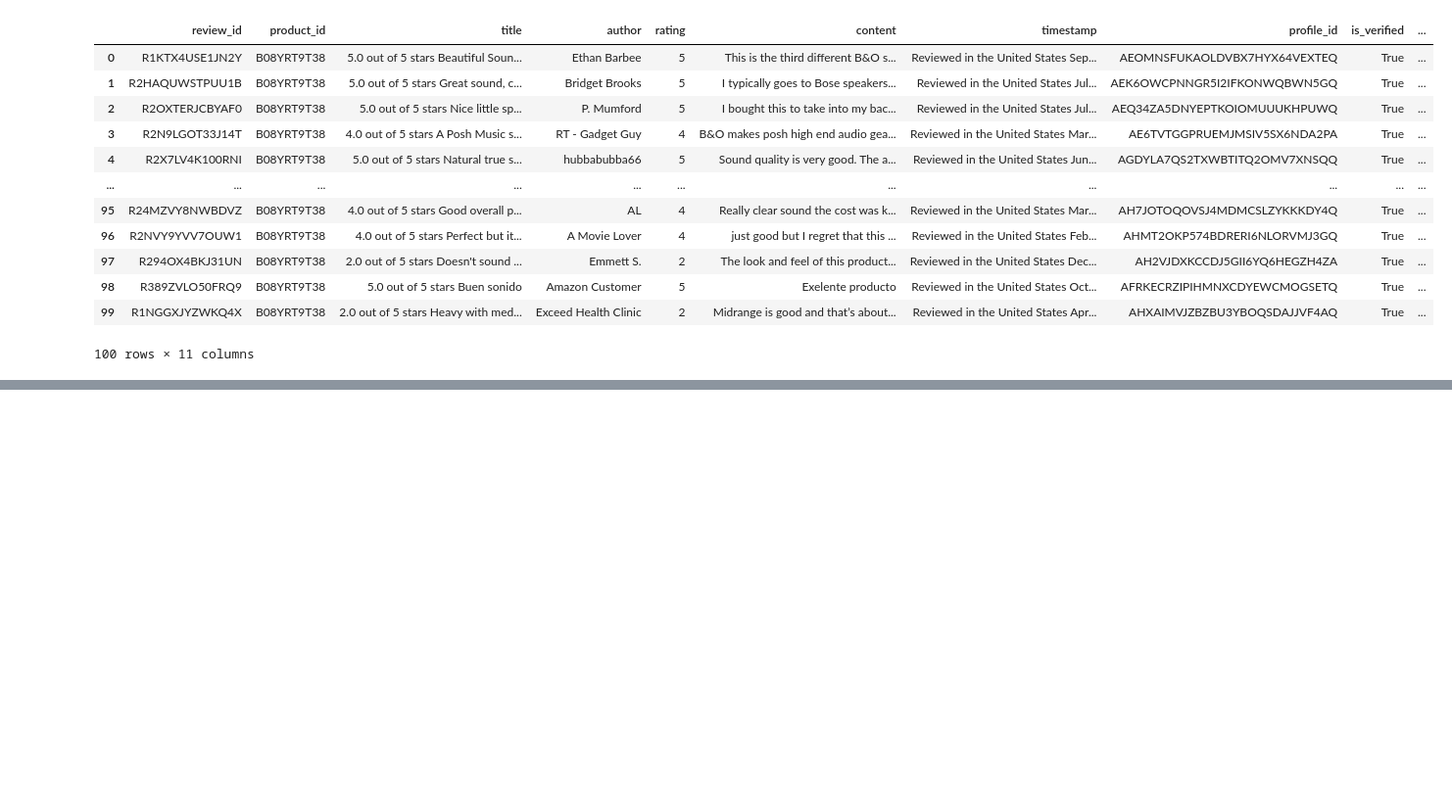
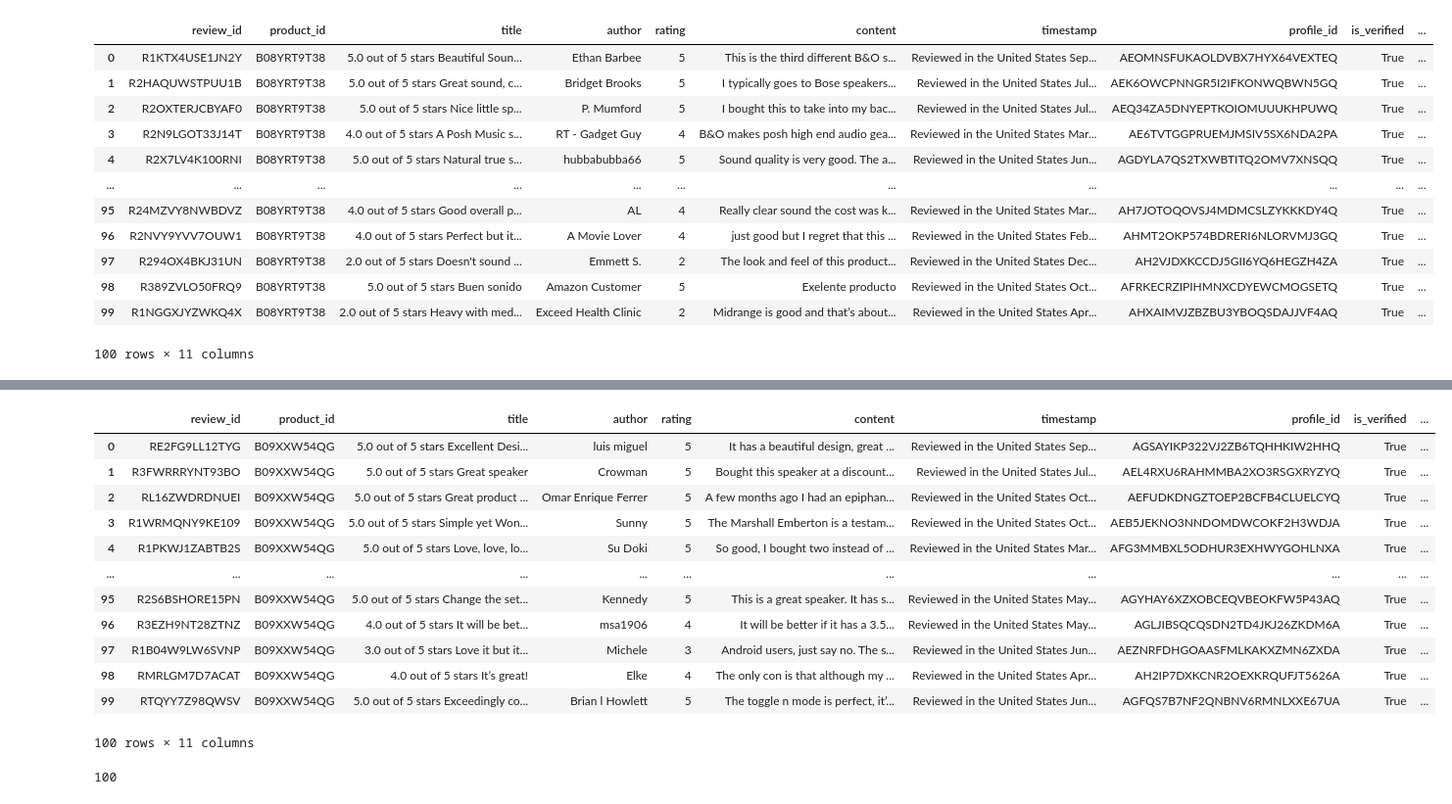
Before and after one commit to Tomisin510/Beats_Speakers_Sentiment_Analysis, a Jupyter notebook: Data_Pre-processing/raw_reviews_to_csv.ipynb, the cells around one changed output, grey strips where cells are left out. Shown at 98% size. Cells and saved outputs as stored; diff of their text form; code cells hidden in the pictures; blank space fills up the shorter version.

```diff
--- a/Data_Pre-processing/raw_reviews_to_csv.ipynb
+++ b/Data_Pre-processing/raw_reviews_to_csv.ipynb
@@ -471,0 +554,71 @@ merged_df.to_csv('merged_reviews_data.csv', index=False)
+# %%
+# Path to the input JSON file containing Marshall Emberton II Speaker reviews data
+file_path = 'JSON_files/data_mar_emb.json'
+
+
+# Open the JSON file and load its contents into a Python dictionary
+with open(file_path, 'r') as file:
+    data = json.load(file)
+
+
+# Initialize a list to collect structured review data
+reviews_data = []
+count = 0
+
+# Iterate over each result item in the JSON data
+for result in data['results']:
+    # Extract the ASIN (product identifier) from the nested content
+  asin = result['content']["asin"]
+    # Iterate over every review associated with this result
+  for review in result['content']['reviews']:
+    count += 1 # Increment a counter for processed reviews (used in exception handling)
+    try:
+      # Build a dictionary representing a single review with selected fields
+      review_info = {
+      'review_id': review['id'],
+      'product_id': asin,
+      "title": review["title"],
+      "author": review["author"],
+      "rating": review["rating"],
+      "content": review["content"],
+      "timestamp": review["timestamp"],
+      "profile_id": review["profile_id"],
+      "is_verified": review["is_verified"],
+      "helpful_count": review.get('helpful_count', 0),# Use 0 if not present
+      "product_attributes": review["product_attributes"]
+      }
+      # Append the structured review to our collection
+      reviews_data.append(review_info)
+    except:
+      # If any error occurs while processing this review, print the count
+      # and stop processing further reviews for this result
+      print(count)
+      break
+
+# Convert the list of review dictionaries into a pandas DataFrame
+reviews_df8 = pd.DataFrame(reviews_data)
+
+# Save the DataFrame to a CSV file for later use
+reviews_df8.to_csv('CSV_files/reviews_Marshall_Emberton2.csv', index=False)
+
+# Display the DataFrame in the notebook environment (optional)
+reviews_df8
+# %% [output]
+|  | review_id | product_id | title | author | rating | content | timestamp | profile_id | is_verified | ... |
+| 0 | RE2FG9LL12TYG | B09XXW54QG | 5.0 out of 5 stars Excellent Desi... | luis miguel | 5 | It has a beautiful design, great ... | Reviewed in the United States Sep... | AGSAYIKP322VJ2ZB6TQHHKIW2HHQ | True | ... |
+| 1 | R3FWRRRYNT93BO | B09XXW54QG | 5.0 out of 5 stars Great speaker | Crowman | 5 | Bought this speaker at a discount... | Reviewed in the United States Jul... | AEL4RXU6RAHMMBA2XO3RSGXRYZYQ | True | ... |
+| 2 | RL16ZWDRDNUEI | B09XXW54QG | 5.0 out of 5 stars Great product ... | Omar Enrique Ferrer | 5 | A few months ago I had an epiphan... | Reviewed in the United States Oct... | AEFUDKDNGZTOEP2BCFB4CLUELCYQ | True | ... |
+| 3 | R1WRMQNY9KE109 | B09XXW54QG | 5.0 out of 5 stars Simple yet Won... | Sunny | 5 | The Marshall Emberton is a testam... | Reviewed in the United States Oct... | AEB5JEKNO3NNDOMDWCOKF2H3WDJA | True | ... |
+| 4 | R1PKWJ1ZABTB2S | B09XXW54QG | 5.0 out of 5 stars Love, love, lo... | Su Doki | 5 | So good, I bought two instead of ... | Reviewed in the United States Mar... | AFG3MMBXL5ODHUR3EXHWYGOHLNXA | True | ... |
+| ... | ... | ... | ... | ... | ... | ... | ... | ... | ... | ... |
+| 95 | R2S6BSHORE15PN | B09XXW54QG | 5.0 out of 5 stars Change the set... | Kennedy | 5 | This is a great speaker. It has s... | Reviewed in the United States May... | AGYHAY6XZXOBCEQVBEOKFW5P43AQ | True | ... |
+| 96 | R3EZH9NT28ZTNZ | B09XXW54QG | 4.0 out of 5 stars It will be bet... | msa1906 | 4 | It will be better if it has a 3.5... | Reviewed in the United States May... | AGLJIBSQCQSDN2TD4JKJ26ZKDM6A | True | ... |
+| 97 | R1B04W9LW6SVNP | B09XXW54QG | 3.0 out of 5 stars Love it but it... | Michele | 3 | Android users, just say no. The s... | Reviewed in the United States Jun... | AEZNRFDHGOAASFMLKAKXZMN6ZXDA | True | ... |
+| 98 | RMRLGM7D7ACAT | B09XXW54QG | 4.0 out of 5 stars It’s great! | Elke | 4 | The only con is that although my ... | Reviewed in the United States Apr... | AH2IP7DXKCNR2OEXKRQUFJT5626A | True | ... |
+| 99 | RTQYY7Z98QWSV | B09XXW54QG | 5.0 out of 5 stars Exceedingly co... | Brian l Howlett | 5 | The toggle n mode is perfect, it’... | Reviewed in the United States Jun... | AGFQS7B7NF2QNBNV6RMNLXXE67UA | True | ... |
+100 rows × 11 columns
+# %%
+# Output the number of rows (reviews) collected for Marshall Emberton II
+len(reviews_df8)
+# %% [output]
+100
```
Also changed, not shown: parts of 32 cells of this notebook, 15 other files.
